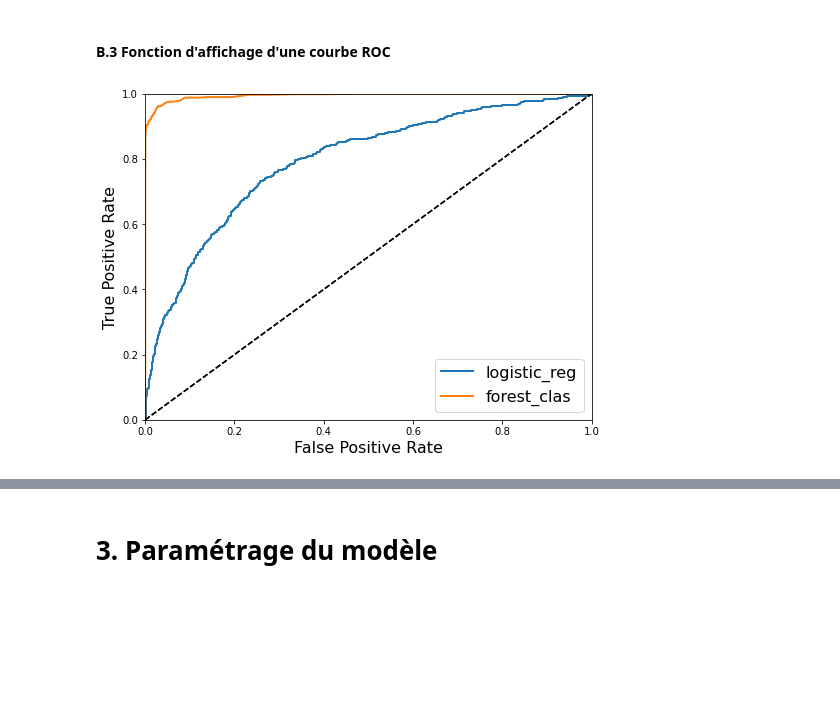
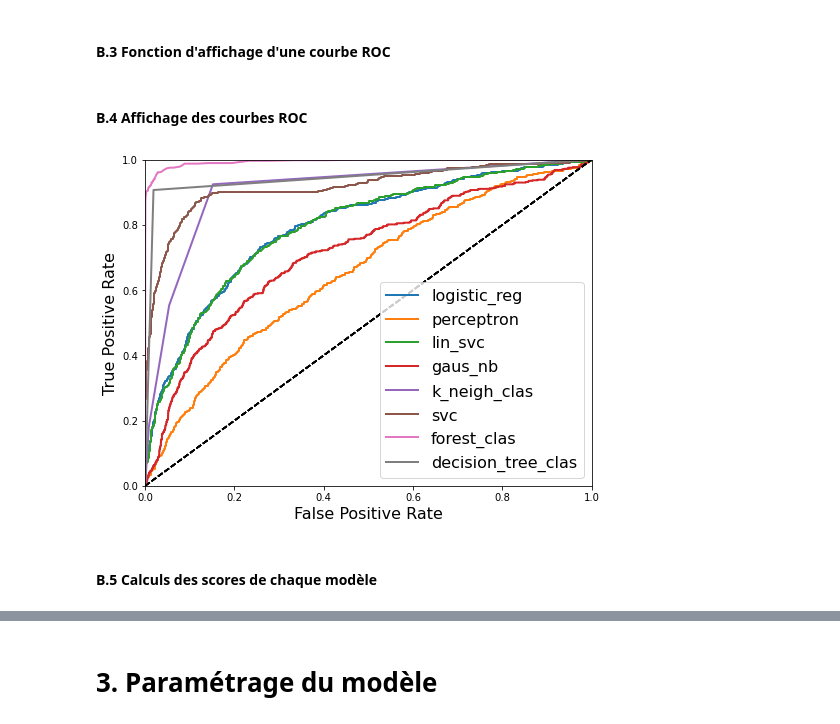
Before and after one commit to Ugo-Girard-Tissier/Projet-IA, a Jupyter notebook: Projet IA.ipynb, the cells around one changed output, grey strips where cells are left out. Cells and saved outputs as stored; diff of their text form; code cells hidden in the pictures; blank space fills up the shorter version.

Commit message:
Ajout modèles

```diff
--- a/Projet IA.ipynb
+++ b/Projet IA.ipynb
@@ -487,5 +531,6 @@ c'est le caca
 # %%
-from sklearn.linear_model import LogisticRegression
-logistic_reg = LogisticRegression(random_state=42)
-logistic_reg.fit(train_set_features_prepared, train_set_labels)
+from sklearn import tree
+
+decision_tree_clas = tree.DecisionTreeClassifier()
+decision_tree_clas.fit(train_set_features_prepared, train_set_labels)
 # %% [output]
@@ -555,3 +622,8 @@ forest_clas_score = np.delete(forest_clas_score, 0, axis=1)
+# %%
+gaus_nb_score = np.delete(gaus_nb_score, 0, axis=1)
+k_neigh_clas_score = np.delete(k_neigh_clas_score, 0, axis=1)
+forest_clas_score = np.delete(forest_clas_score, 0, axis=1)
+decision_tree_clas_score = np.delete(decision_tree_clas_score, 0, axis=1)
 # %% [markdown]
 #### B.2 Récupération des courbes ROC
 # %%
@@ -565,3 +631,27 @@ fpr_forest_clas, tpr_forest_clas, thresholds_forest_clas = roc_curve(train_set_l
+# %%
+#LogisticRegression
+fpr_logistic_reg, tpr_logistic_reg, thresholds_logistic_reg = roc_curve(train_set_labels, logistic_reg_score)
+
+#Perceptron
+fpr_perceptron, tpr_perceptron, thresholds_perceptron = roc_curve(train_set_labels, perceptron_score)
+
+#LinearSVC
+fpr_lin_svc, tpr_lin_svc, thresholds_lin_svc = roc_curve(train_set_labels, lin_svc_score)
+
+#GaussianNB
+fpr_gaus_nb, tpr_gaus_nb, thresholds_gaus_nb = roc_curve(train_set_labels, gaus_nb_score)
+
+#KNeighborsClassifier
+fpr_k_neigh_clas, tpr_k_neigh_clas, thresholds_k_neigh_clas = roc_curve(train_set_labels, k_neigh_clas_score)
+
+#SVC
+fpr_svc, tpr_svc, thresholds_svc = roc_curve(train_set_labels, svc_score)
+
+#RandomForestClassifier
+fpr_forest_clas, tpr_forest_clas, thresholds_forest_clas = roc_curve(train_set_labels, forest_clas_score)
+
+#DecisionTreeClassifier
+fpr_decision_tree_clas, tpr_decision_tree_clas, thresholds_decision_tree_clas = roc_curve(train_set_labels, decision_tree_clas_score)
 # %% [markdown]
 #### B.3 Fonction d'affichage d'une courbe ROC
 # %%
@@ -571,11 +661,21 @@ def plot_roc_curve(fpr, tpr, label=None):
     plt.axis([0, 1, 0, 1])
     plt.xlabel('False Positive Rate', fontsize=16)
     plt.ylabel('True Positive Rate', fontsize=16)
+# %% [markdown]
+#### B.4 Affichage des courbes ROC
 # %%
 plt.figure(figsize=(8, 6))
 plot_roc_curve(fpr_logistic_reg, tpr_logistic_reg, "logistic_reg")
+plot_roc_curve(fpr_perceptron, tpr_perceptron, "perceptron")
+plot_roc_curve(fpr_lin_svc, tpr_lin_svc, "lin_svc")
+plot_roc_curve(fpr_gaus_nb, tpr_gaus_nb, "gaus_nb")
+plot_roc_curve(fpr_k_neigh_clas, tpr_k_neigh_clas, "k_neigh_clas")
+plot_roc_curve(fpr_svc, tpr_svc, "svc")
 plot_roc_curve(fpr_forest_clas, tpr_forest_clas, "forest_clas")
+plot_roc_curve(fpr_decision_tree_clas, tpr_decision_tree_clas, "decision_tree_clas")
 plt.legend(loc="lower right", fontsize=16)
 plt.show()
 # %% [output]
-[figure, old version]
+[figure, new version]
+# %% [markdown]
+#### B.5 Calculs des scores de chaque modèle
```
Also changed, not shown: parts of 29 cells of this notebook.
